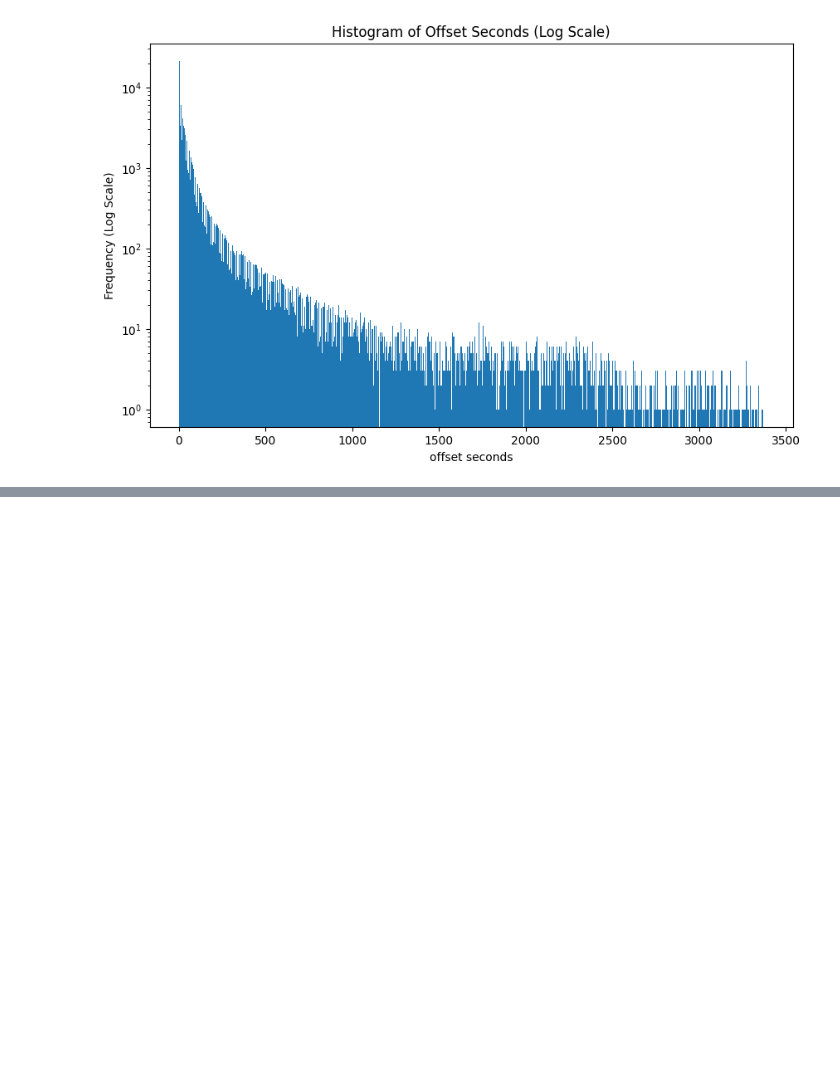
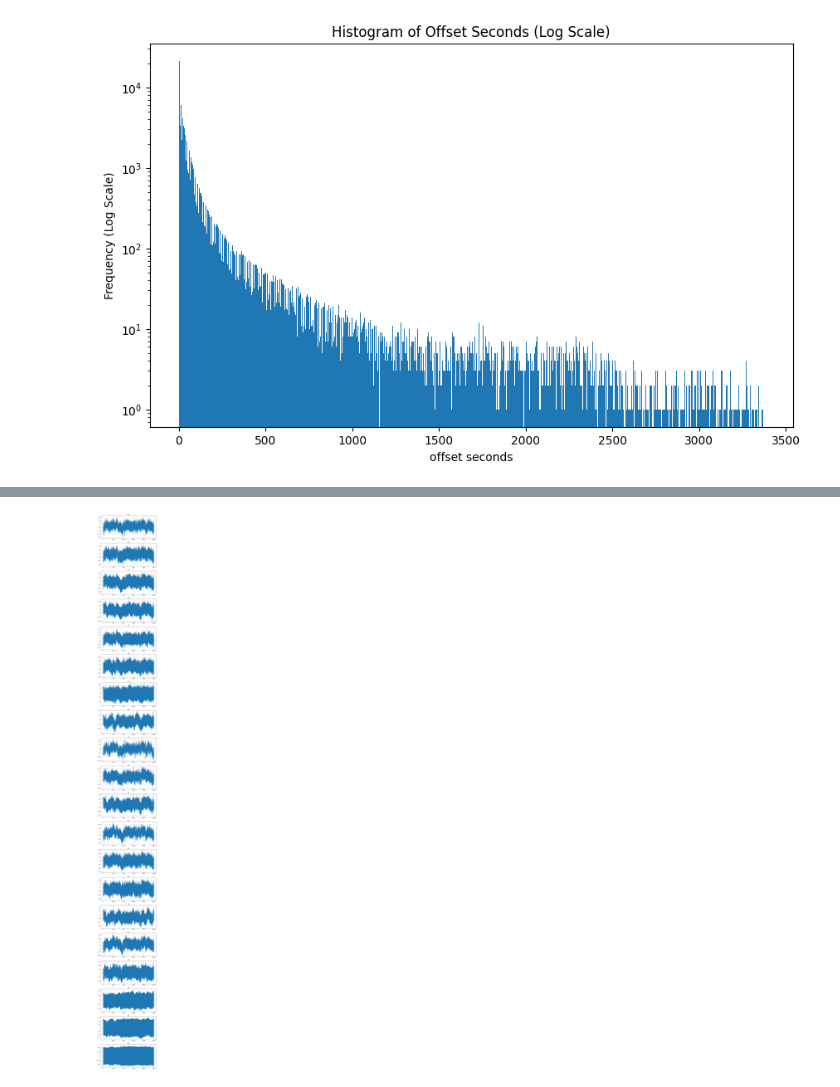
Before and after one commit to sher1ock-jp/harmful-brain-activity-class-EDA, a Jupyter notebook: harmful-brain-activity-class-eda.ipynb, the cells around one changed output, grey strips where cells are left out. Cells and saved outputs as stored; diff of their text form; code cells hidden in the pictures; blank space fills up the shorter version.

```diff
--- a/harmful-brain-activity-class-eda.ipynb
+++ b/harmful-brain-activity-class-eda.ipynb
@@ -45,0 +56,3 @@ plt.show()
+# %%
+sample_train_eeg = pd.read_parquet("/kaggle/input/hms-harmful-brain-activity-classification/train_eegs/1000913311.parquet")
+sample_train_eeg
@@ -45,0 +73,11 @@ plt.show()
+# %%
+fig, ax = plt.subplots(20, figsize=(10, 100))
+
+for i, column in enumerate(sample_train_eeg.columns):
+    ax[i].plot(sample_train_eeg.index, sample_train_eeg[column], label=column)
+    ax[i].grid(True)
+    ax[i].set_title(str(column))
+
+plt.show()
+# %% [output]
+[figure, added]
```
Also changed, not shown: parts of 5 cells of this notebook.
